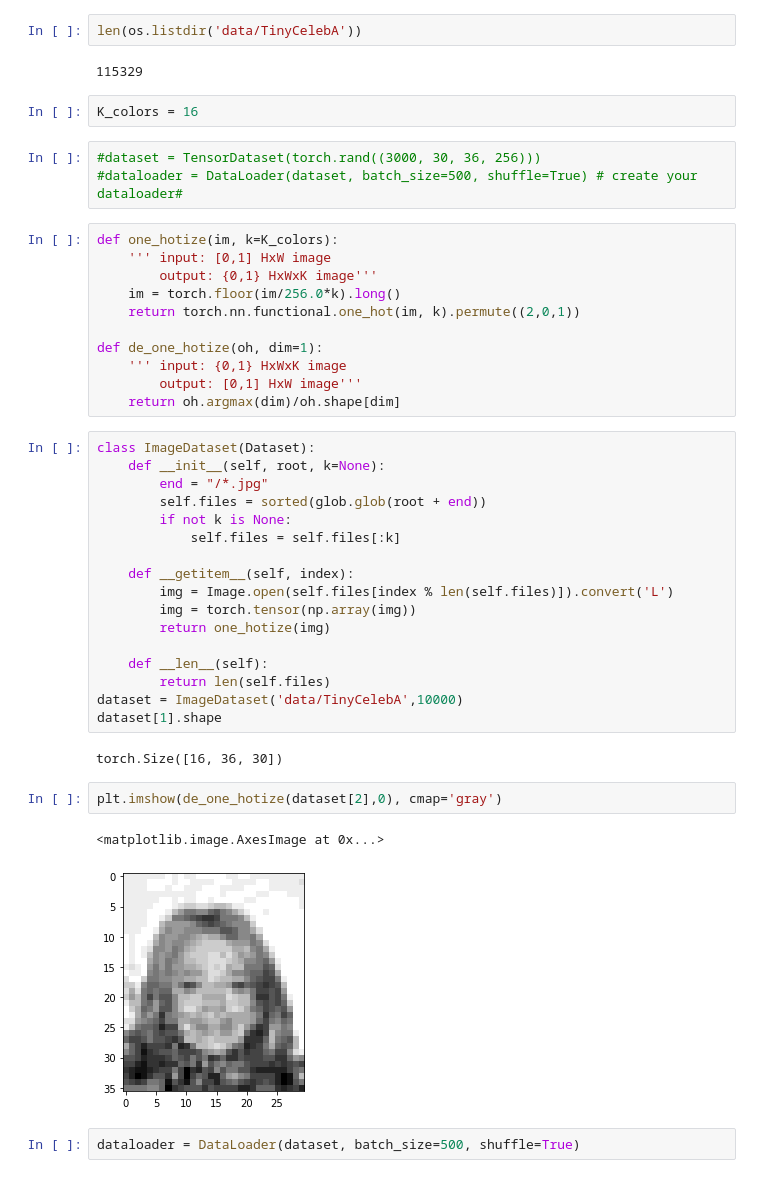
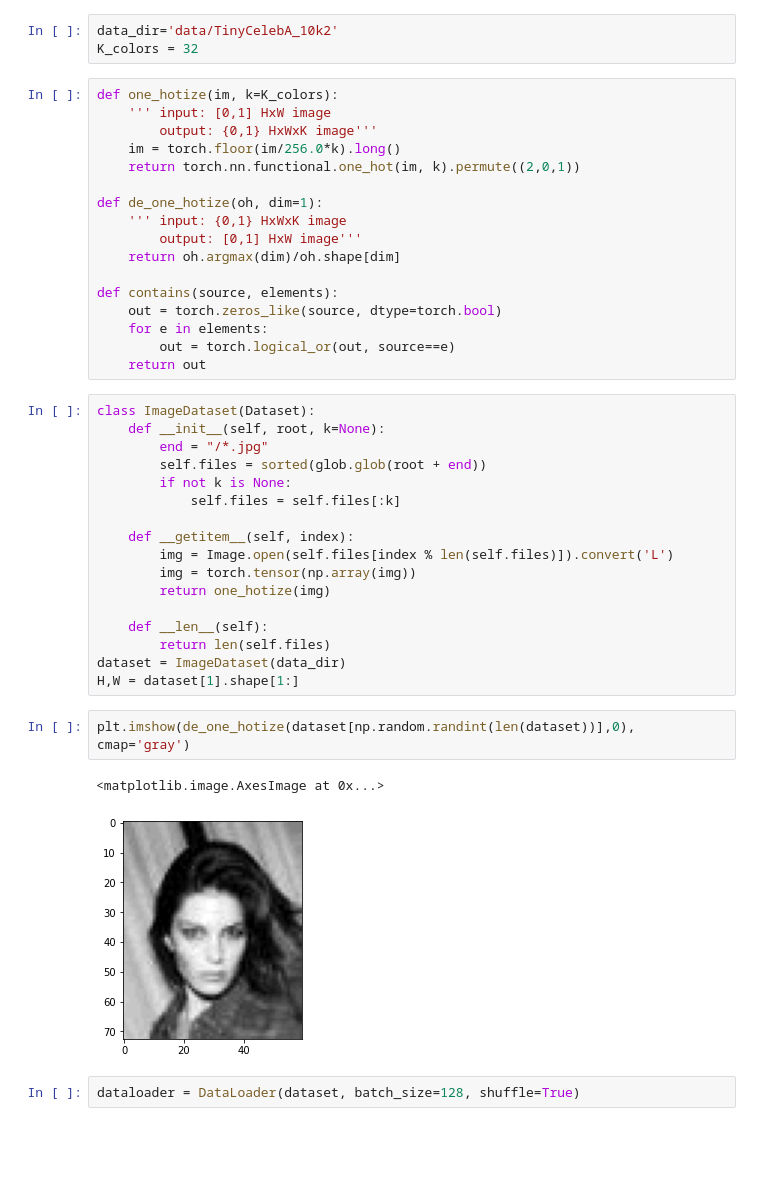
Before and after one commit to nissmar/ARDM, a Jupyter notebook: TinyCelebA.ipynb, the cells around one changed output. Saved outputs shown, nothing was run; the diff lists cells and outputs as text; blank space fills up the shorter version.

```diff
--- a/TinyCelebA.ipynb
+++ b/TinyCelebA.ipynb
@@ -20,14 +18,8 @@ device='cuda' if torch.cuda.is_available() else 'cpu'
 os.environ['CUDA_LAUNCH_BLOCKING'] = "1"
 ref_dataset = None
 # %%
-len(os.listdir('data/TinyCelebA'))
+data_dir='data/TinyCelebA_10k2'
+K_colors = 32
-# %% [output]
-115329
-# %%
-K_colors = 16
-# %%
-#dataset = TensorDataset(torch.rand((3000, 30, 36, 256)))
-#dataloader = DataLoader(dataset, batch_size=500, shuffle=True) # create your dataloader#
 # %%
 def one_hotize(im, k=K_colors):
     ''' input: [0,1] HxW image
@@ -39,6 +31,12 @@ def de_one_hotize(oh, dim=1):
     ''' input: {0,1} HxWxK image
         output: [0,1] HxW image'''
     return oh.argmax(dim)/oh.shape[dim]
+
+def contains(source, elements):
+    out = torch.zeros_like(source, dtype=torch.bool)
+    for e in elements:
+        out = torch.logical_or(out, source==e)
+    return out
 # %%
 class ImageDataset(Dataset):
     def __init__(self, root, k=None):
@@ -54,15 +52,13 @@ class ImageDataset(Dataset):
 
     def __len__(self):
         return len(self.files)
-dataset = ImageDataset('data/TinyCelebA',10000)
-dataset[1].shape
+dataset = ImageDataset(data_dir)
+H,W = dataset[1].shape[1:]
-# %% [output]
-torch.Size([16, 36, 30])
 # %%
-plt.imshow(de_one_hotize(dataset[2],0), cmap='gray')
+plt.imshow(de_one_hotize(dataset[np.random.randint(len(dataset))],0), cmap='gray')
 # %% [output]
 <matplotlib.image.AxesImage at 0x...>
-[figure, old version]
+[figure, new version]
 # %%
-dataloader = DataLoader(dataset, batch_size=500, shuffle=True)
+dataloader = DataLoader(dataset, batch_size=128, shuffle=True)
 # %%
```
Also changed, not shown: parts of 29 cells of this notebook, 4 other files.
